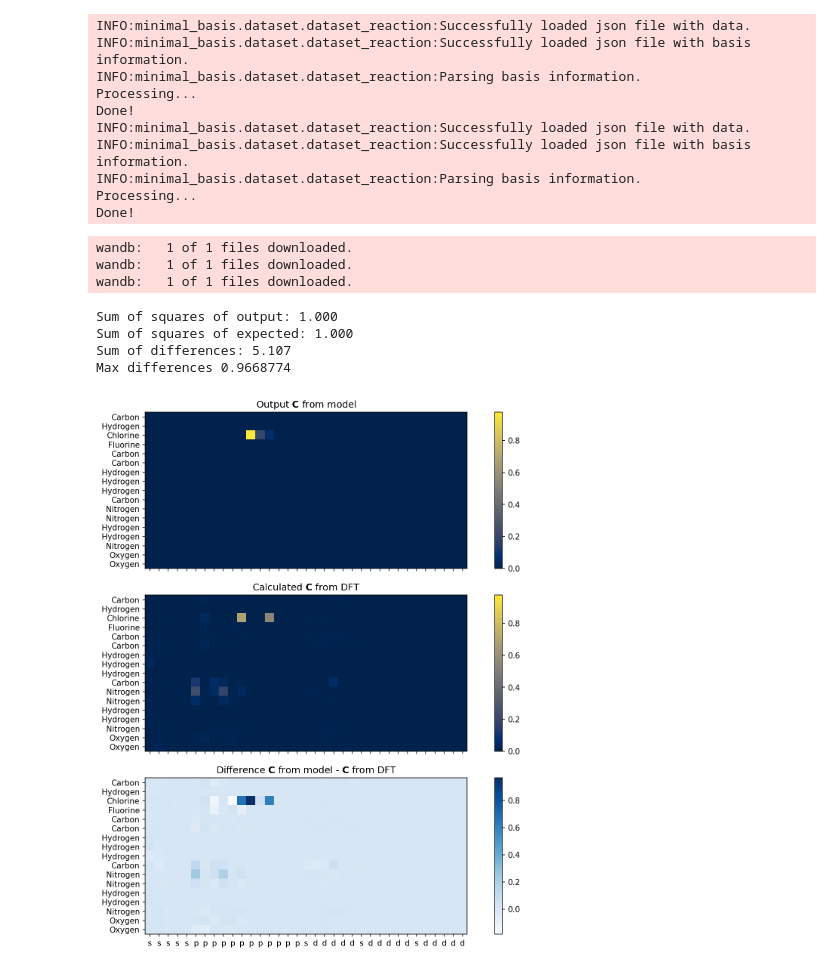
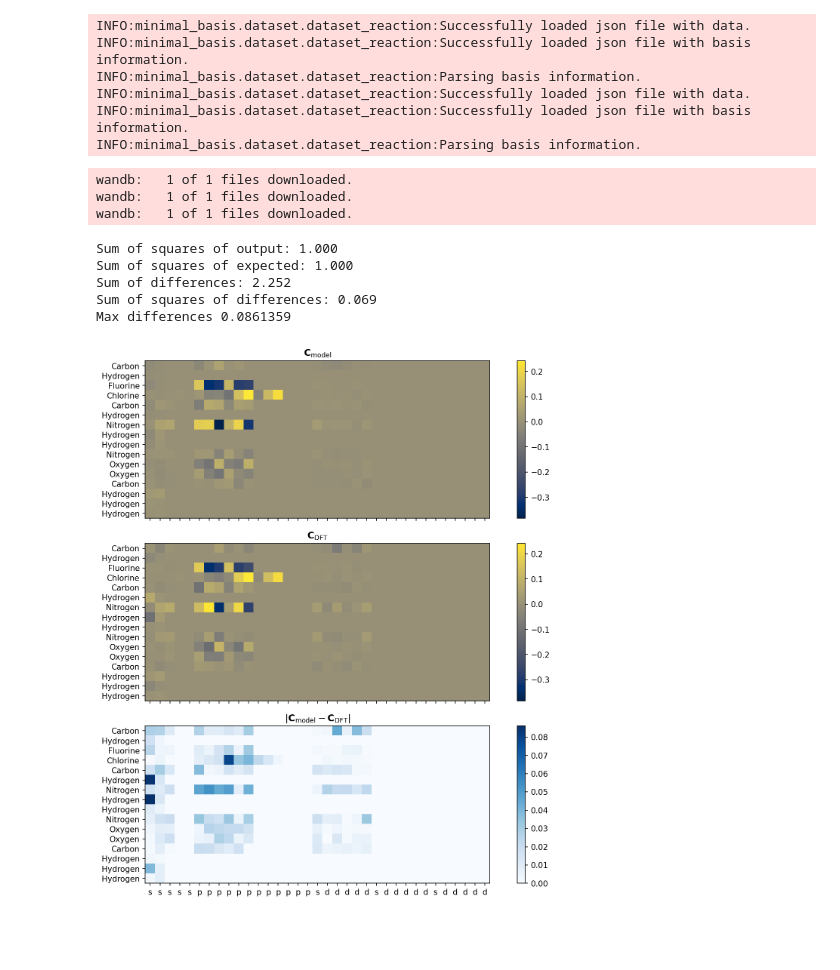
Before and after one commit to sudarshanv01/coeffnet, a Jupyter notebook: training/analyse_hamiltonian_dataset.ipynb, the cells around one changed output. Saved outputs shown, nothing was run; the diff lists cells and outputs as text; code cells hidden in the pictures; blank space fills up the shorter version.

Commit message:
changes to visualisation

```diff
--- a/training/analyse_hamiltonian_dataset.ipynb
+++ b/training/analyse_hamiltonian_dataset.ipynb
@@ -43,8 +43,8 @@ View run at https://wandb.ai/sudarshanvj/minimal-basis-training/runs/vbylqbo1
 # %%
 inputs = read_inputs_yaml(os.path.join("input_files", "reaction_model.yaml"))
 
-train_json_filename = inputs["train_json"]
-validate_json_filename = inputs["validate_json"]
+train_json_filename = inputs["debug_train_json"]
+validate_json_filename = inputs["debug_validate_json"]
 kwargs_dataset = inputs["dataset_options"]
 kwargs_dataset["use_minimal_basis_node_features"] = inputs[
     "use_minimal_basis_node_features"
@@ -67,13 +67,9 @@ validation_dataset = ReactionDataset(
 INFO:minimal_basis.dataset.dataset_reaction:Successfully loaded json file with data.
 INFO:minimal_basis.dataset.dataset_reaction:Successfully loaded json file with basis information.
 INFO:minimal_basis.dataset.dataset_reaction:Parsing basis information.
-Processing...
-Done!
 INFO:minimal_basis.dataset.dataset_reaction:Successfully loaded json file with data.
 INFO:minimal_basis.dataset.dataset_reaction:Successfully loaded json file with basis information.
 INFO:minimal_basis.dataset.dataset_reaction:Parsing basis information.
-Processing...
-Done!
 # %%
 train_loader = DataLoader(train_dataset, batch_size=1, shuffle=True)
 validation_loader = DataLoader(validation_dataset, batch_size=1, shuffle=True)
@@ -132,8 +128,8 @@ wandb:   1 of 1 files downloaded.
 wandb:   1 of 1 files downloaded.
 # %%
 # Read in the model
-# model = torch.load("output/reaction_model.pt")
-model = torch.load(os.path.join(artifact_dir_coeff, "reaction_model.pt"), map_location=torch.device('cpu'))
+model = torch.load("output/reaction_model.pt")
+# model = torch.load(os.path.join(artifact_dir_coeff, "reaction_model.pt"), map_location=torch.device('cpu'))
 
 for idx, data in enumerate(train_loader):
     output = model(data)
@@ -150,49 +146,54 @@ for idx, data in enumerate(train_loader):
     difference_subtract_max = np.max(np.abs(difference_subtract))
     difference_add_max = np.max(np.abs(difference_add))
     difference = difference_add if difference_add_max < difference_subtract_max else difference_subtract
+    difference = np.abs(difference)
+    expected = -expected if difference_add_max < difference_subtract_max else expected
     sum_differences = np.sum(np.abs(difference))
+    sumsq_differences = np.sum(difference**2)
     print(f"Sum of differences: {sum_differences:.3f}")
+    print(f"Sum of squares of differences: {sumsq_differences:.3f}")
     print(f"Max differences", np.max(np.abs(difference)))
 
     fig, axs = plt.subplots(3, 1, figsize=(10,10),  sharey=True, sharex=True, facecolor='w')
     cax = axs[0].imshow(output, cmap="cividis")
     fig.colorbar(cax, ax=axs[0])
-    axs[0].set_title("Output $\mathbf{C}$ from model")
+    axs[0].set_title(r"$\mathbf{C}_{\mathrm{model}}$")
     cax = axs[1].imshow(expected, cmap="cividis")
     fig.colorbar(cax, ax=axs[1])
     cax.set_clim(axs[0].get_images()[0].get_clim())
-    axs[1].set_title("Calculated $\mathbf{C}$ from DFT")
+    axs[1].set_title(r"$\mathbf{C}_{\mathrm{DFT}}$")
     cax = axs[2].imshow(difference, cmap="Blues")
     fig.colorbar(cax, ax=axs[2])
-    axs[2].set_title("Difference $\mathbf{C}$ from model - $\mathbf{C}$ from DFT")
+    axs[2].set_title(r"$\left | \mathbf{C}_{\mathrm{model}} - \mathbf{C}_{\mathrm{DFT}} \right | $")
 
     tickvals = data.species.view(-1).detach().numpy().flatten()
     tickvals_species = [atomic_names[int(tickval)] for tickval in tickvals]
     axs[0].set_yticks(np.arange(len(tickvals)))
     axs[0].set_yticklabels(tickvals_species)
     axs[1].set_yticks(np.arange(len(tickvals)))
     axs[1].set_yticklabels(tickvals_species)
     axs[2].set_yticks(np.arange(len(tickvals)))
     axs[2].set_yticklabels(tickvals_species)
     axs[0].set_xticks(np.arange(35))
     # axs[0].set_xticks(np.arange(4))
     axs[0].set_xticklabels(5 *["s"] + 12*["p"] + 3*["s" , "d" , "d" , "d" , "d" , "d"])
     # axs[0].set_xticklabels(1*["s"] + 3*["p"])
     # axs[0].set_ylabel("Atom Number")
     # axs[1].set_ylabel("Atom Number")
     # axs[2].set_ylabel("Atom Number")
     fig.tight_layout()
     # Improve dpi
     fig.set_dpi(150)
     plt.show()
 
     break
 # %% [output]
 Sum of squares of output: 1.000
 Sum of squares of expected: 1.000
-Sum of differences: 5.107
-Max differences 0.9668774
+Sum of differences: 2.252
+Sum of squares of differences: 0.069
+Max differences 0.0861359
-[figure, old version]
+[figure, new version]
 # %%
 all_output_c = []
 all_expected_c = []
```
Also changed, not shown: parts of 2 cells of this notebook.
